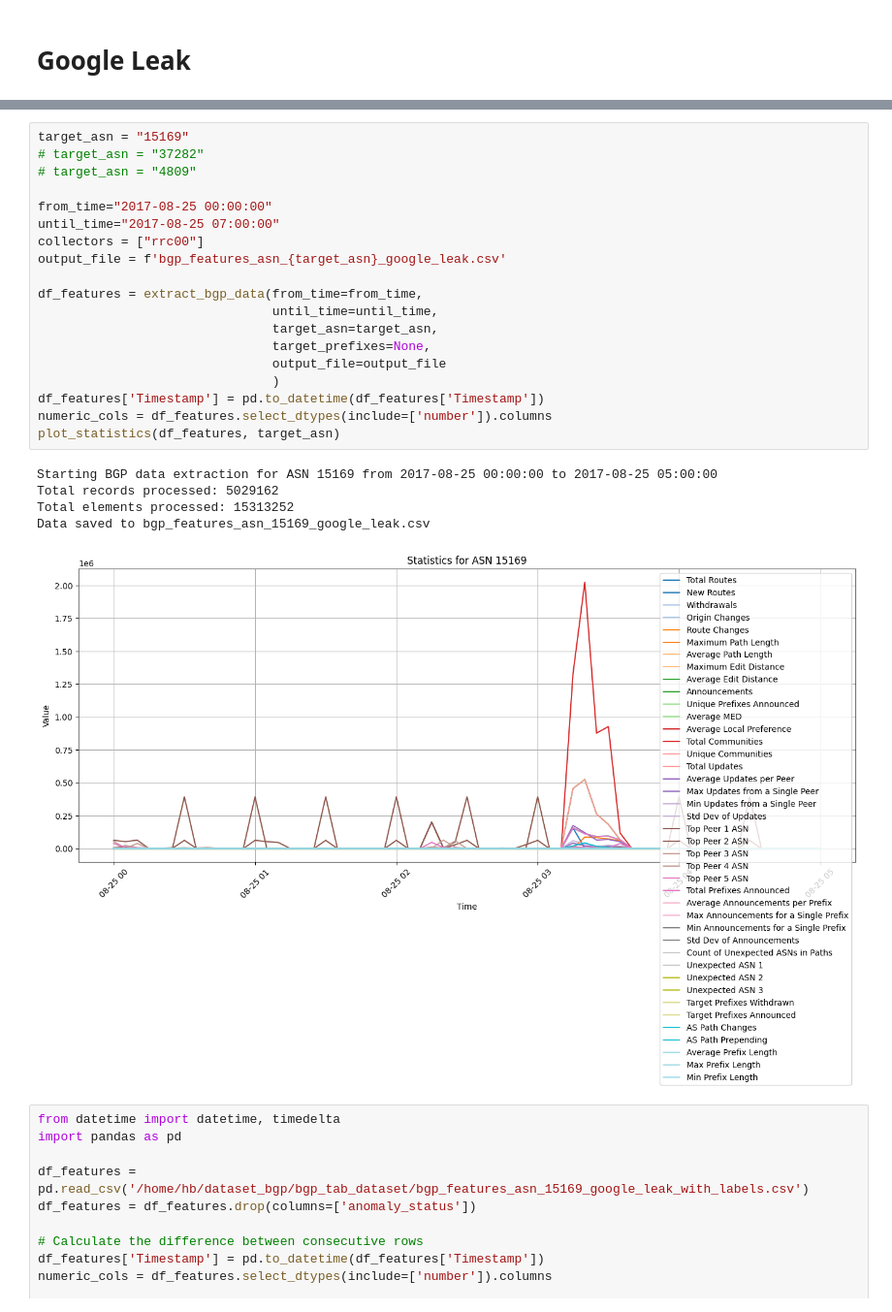
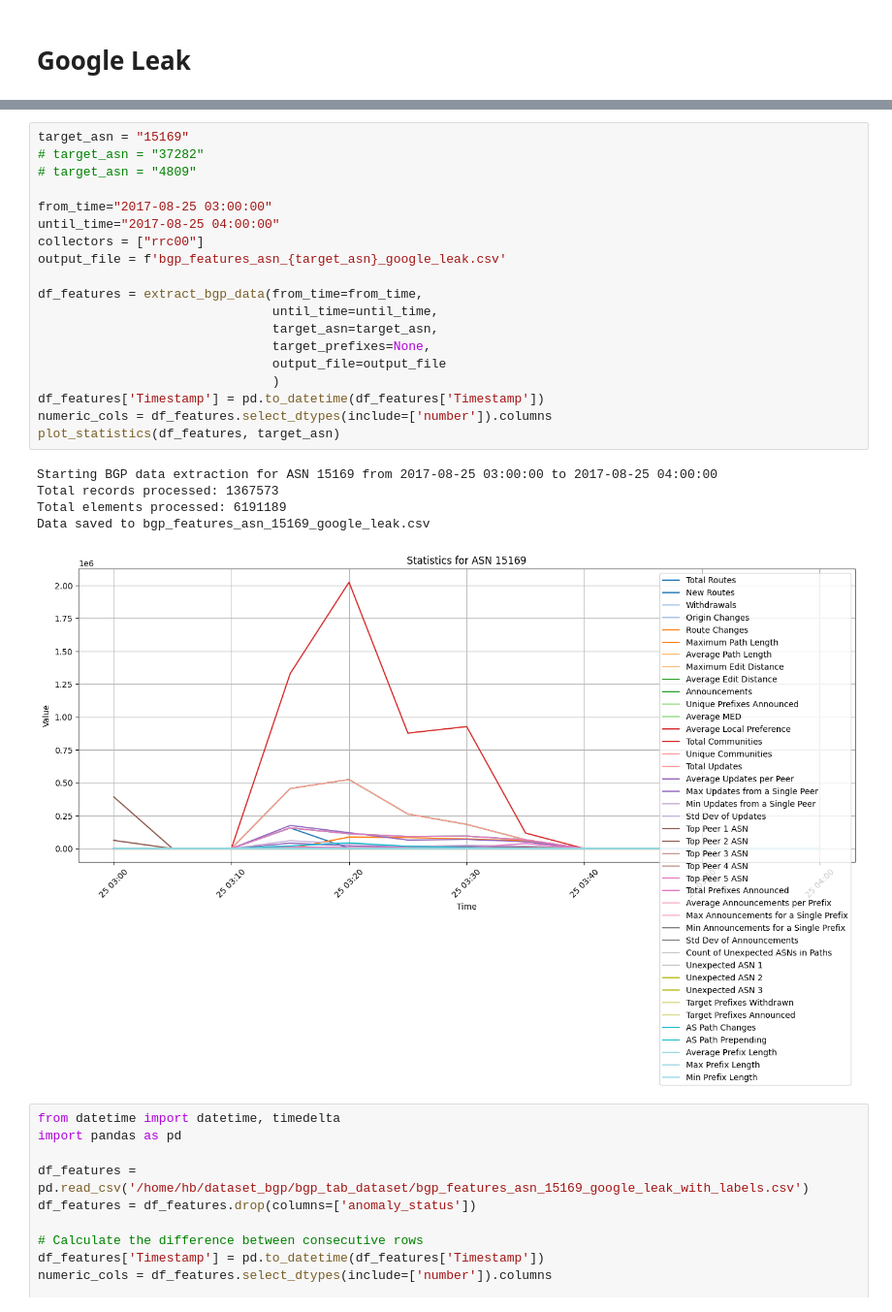
Before and after one commit to hyonbokan/BGP_data_analysis, a Jupyter notebook: bgp_data_analysis_feature_extraction.ipynb, the cells around one changed output, grey strips where cells are left out. Shown at 97% size. Drawn from its saved outputs; the diff is of its cells as text.

```diff
--- a/bgp_data_analysis_feature_extraction.ipynb
+++ b/bgp_data_analysis_feature_extraction.ipynb
@@ -50,28 +104,28 @@ Graph construction complete with 8 nodes and 8 edges.
 # %%
 target_asn = "15169"
 # target_asn = "37282"
 # target_asn = "4809"
 
-from_time="2017-08-25 00:00:00"
-until_time="2017-08-25 07:00:00"
+from_time="2017-08-25 03:00:00"
+until_time="2017-08-25 04:00:00"
 collectors = ["rrc00"]
 output_file = f'bgp_features_asn_{target_asn}_google_leak.csv'
 
 df_features = extract_bgp_data(from_time=from_time,
                                until_time=until_time,
                                target_asn=target_asn,
                                target_prefixes=None,
                                output_file=output_file
                                )
 df_features['Timestamp'] = pd.to_datetime(df_features['Timestamp'])
 numeric_cols = df_features.select_dtypes(include=['number']).columns
 plot_statistics(df_features, target_asn)
 # %% [output]
-Starting BGP data extraction for ASN 15169 from 2017-08-25 00:00:00 to 2017-08-25 05:00:00
-Total records processed: 5029162
-Total elements processed: 15313252
+Starting BGP data extraction for ASN 15169 from 2017-08-25 03:00:00 to 2017-08-25 04:00:00
+Total records processed: 1367573
+Total elements processed: 6191189
 Data saved to bgp_features_asn_15169_google_leak.csv
-[figure, old version]
+[figure, new version]
 # %%
 from datetime import datetime, timedelta
 import pandas as pd
```
Also changed, not shown: parts of 6 cells of this notebook, 2 other files.
